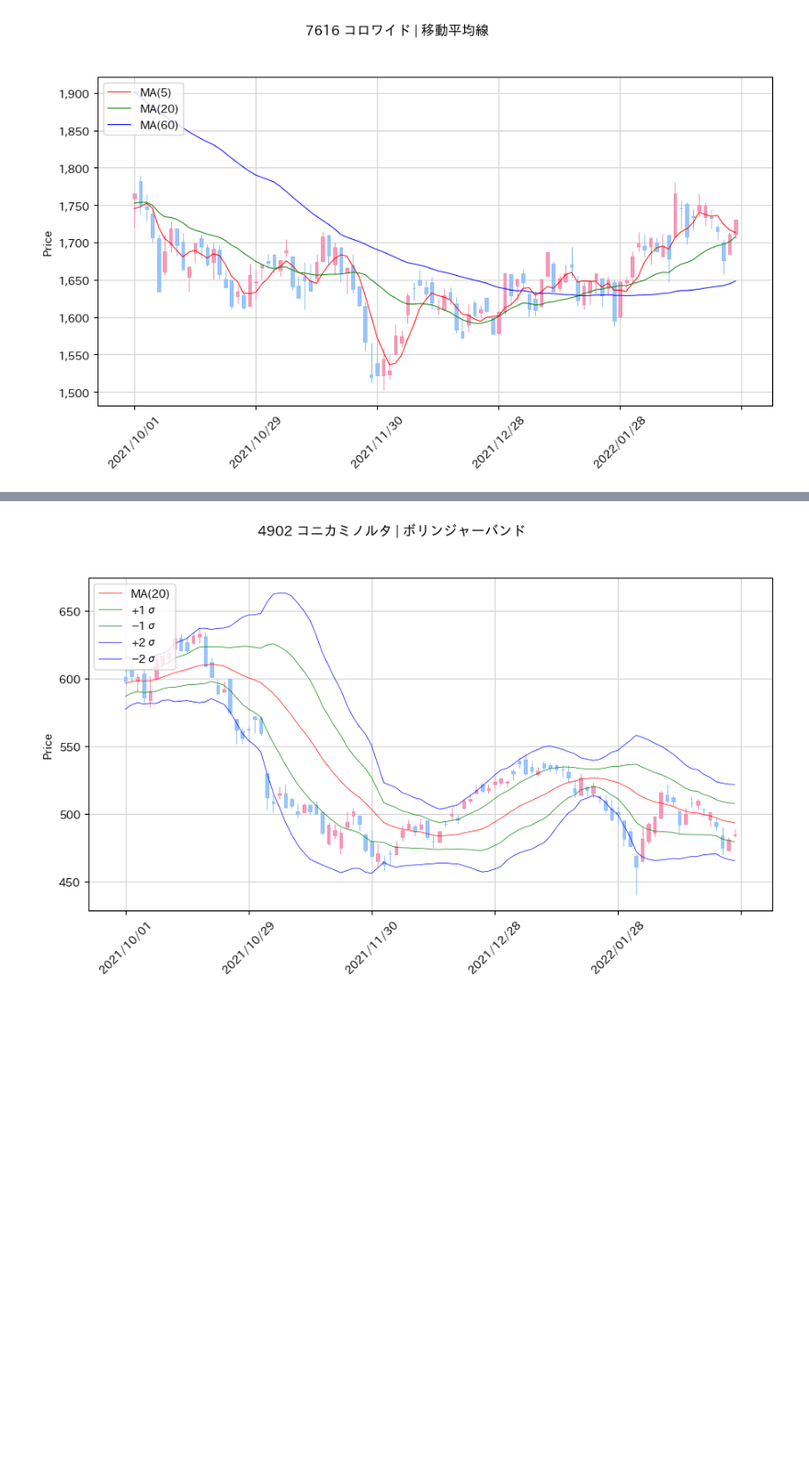
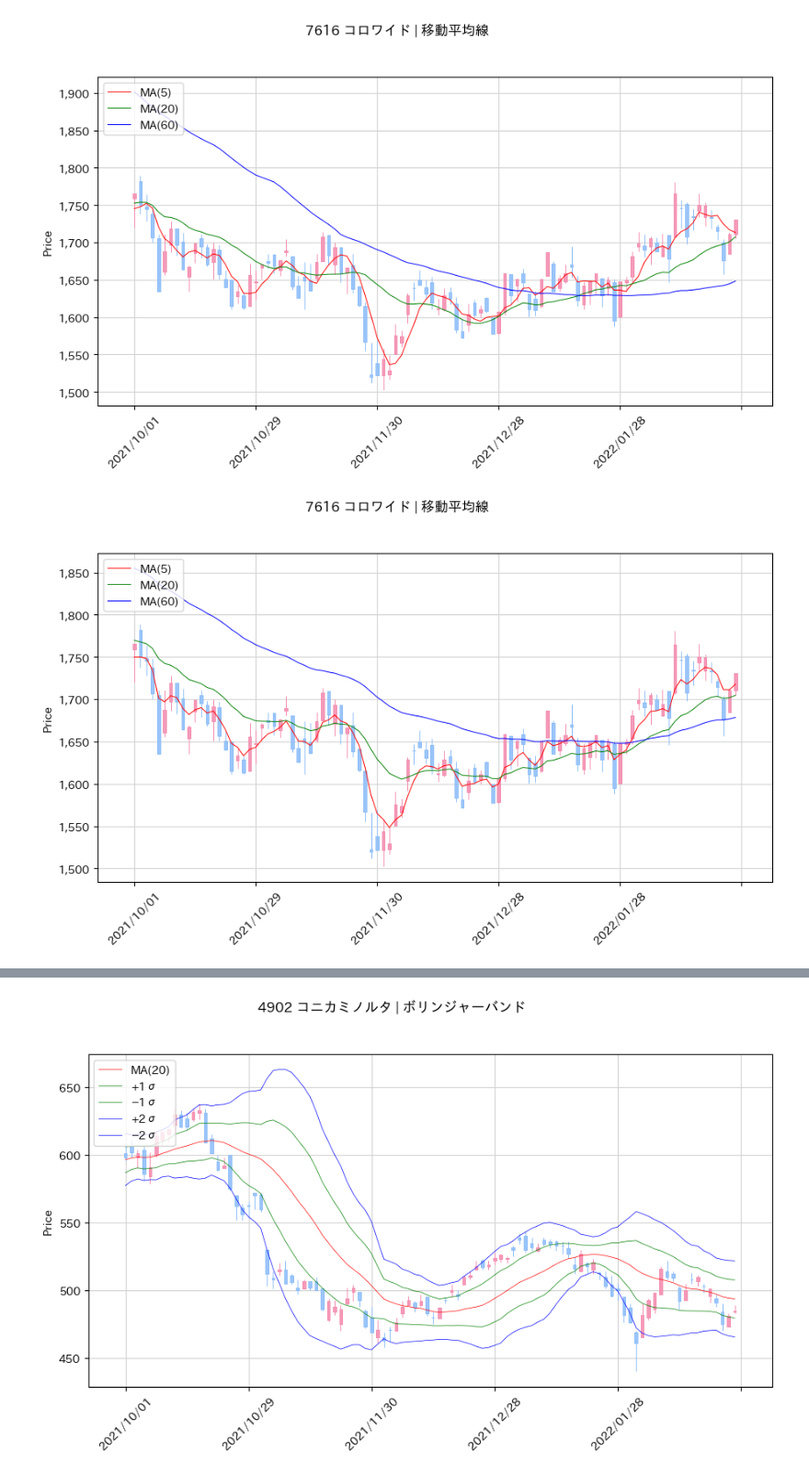
Before and after one commit to hirokimituya/stock-price-analysis, a Jupyter notebook: technical_analysis/株価分析関数_mplfinance.ipynb, the cells around one changed output, grey strips where cells are left out. Shown at 92% size. Cells and saved outputs as stored; diff of their text form; code cells hidden in the pictures; blank space fills up the shorter version.

```diff
--- a/technical_analysis/株価分析関数_mplfinance.ipynb
+++ b/technical_analysis/株価分析関数_mplfinance.ipynb
@@ -198,19 +198,20 @@ import mplfinance as mpf
 import matplotlib
 import datetime as dt
 import japanize_matplotlib
+import numpy as np
 
 # ローソク足と出来高を表示するメソッド
-# TODO: 高値と安値の差を棒グラフ（ヒストグラム）で表示できるようにしたらよいかも
 # TODO: x軸の目盛りの日付を開始日と終了日が必ず表示されるようにして、表示される日付の数も増やすようにする
-# TODO: ゴールデンクロスとデッドクロスが表示できるようにする
-def show_plot(code, name, start, end=dt.date.today(), sma=[], bbands={}, macd=[], rsi=[], stoch=[], deviation_rate=False, volume=False, width=2, height=1, figscale=1.0, period=None, title=''):
+def show_plot(code, name, start, end=dt.date.today(), mas=[], ma_mode='sma', gcdc=[], bbands={}, macd=[], rsi=[], stoch=[], deviation_rate=False, volume=False, width=2, height=1, figscale=1.0, period=None, title=''):
     """ローソク足や移動平均線のチャートを表示する
 
     :param code: 取得する株価データの銘柄コード
     :param name: 取得する株価データの銘柄名
     :param start: 取得する株価データの開始日
     :param end: 取得する株価データの終了日
-    :param sma: チャートに移動平均線を表示するためのリスト（例: [5, 20, 60]）
+    :param mas: チャートに移動平均線を表示するためのリスト（例: [5, 20, 60]）
+    :param ma_mode: チャートに表示する移動平均線の種類を指定（例: 'sma' or 'ema' or 'wma'）
+    :param gcdc: チャートの移動平均線のゴールデンクロスとデッドクロスを表示する短長の日付のリスト（例: [5, 20]）
     :param bbands: チャートにボリンジャーバンドを表示するための辞書（例: {'sma': 20, 'bbands': [1, 2]} or {'sma': 20, 'fill': True}）
     :param macd: チャートにMACDを表示するための短期／長期／シグナルの移動平均線の日数のリスト（例: [12, 26, 9]）
     :param rsi: チャートにRSIを表示するための移動平均線の日数のリスト（例: [14, 28]）
@@ -236,12 +237,21 @@ def show_plot(code, name, start, end=dt.date.today(), sma=[], bbands={}, macd=[]
     # ▼▼▼▼▼テクニカル指標の算出▼▼▼▼▼
 
     # ①移動平均線
-    for ma in sma:
-        df[f'ma{ma}'] = ta.sma(close, ma)
+    for ma in mas:
+        df[f'ma{ma}'] = eval(f'ta.{ma_mode}')(close, ma)
+
+    # ①'ゴールデンクロスとデッドクロス
+    if len(mas) >= 2 and len(gcdc) == 2 and gcdc[0] in mas and gcdc[1] in mas:
+        cross = df[f'ma{gcdc[0]}'] > df[f'ma{gcdc[1]}']
+        cross_shift = cross.shift(1)
+        temp_gc = (cross != cross_shift) & (cross == True)
+        temp_dc = (cross != cross_shift) & (cross == False)
+        df['gc'] = [m if g == True else np.nan for g, m in zip(temp_gc, df[f'ma{gcdc[0]}'])]
+        df['dc'] = [m if d == True else np.nan for d, m in zip(temp_dc, df[f'ma{gcdc[1]}'])]
 
     # ②ボリンジャーバンド
     if bbands:
-        if not sma:
+        if not mas:
             df[f'ma{bbands["sma"]}'] = ta.sma(close, bbands['sma'])
         # 辞書bbandsのキーに'fill'が存在し、値がTrueかどうか確認
         if 'fill' not in bbands or not bbands['fill']:
@@ -254,7 +264,7 @@ def show_plot(code, name, start, end=dt.date.today(), sma=[], bbands={}, macd=[]
 
     # ③乖離率
     if deviation_rate:
-        for ma in sma:
+        for ma in mas:
             df[f'ma{ma}_deviation_rate'] = (close - df[f'ma{ma}']) / df[f'ma{ma}'] * 100
 
     # ④MACD
@@ -288,15 +298,20 @@ def show_plot(code, name, start, end=dt.date.today(), sma=[], bbands={}, macd=[]
     # ▼▼▼▼▼テクニカル指標のチャートへの表示▼▼▼▼▼
 
     # ①移動平均線
-    for ma in sma:
+    for ma in mas:
         apd.append(mpf.make_addplot(cdf[f'ma{ma}'], color=colors[icolor], panel=0, width=0.7))
         icolor += 1
         labels_dict[0].append(f'MA({ma})')
 
+    # ①'ゴールデンクロスとデッドクロス
+    if len(mas) >= 2 and len(gcdc) == 2 and gcdc[0] in mas and gcdc[1] in mas:
+        apd.append(mpf.make_addplot(cdf['gc'], type='scatter', markersize=70, marker='o', color='purple'))
+        apd.append(mpf.make_addplot(cdf['dc'], type='scatter', markersize=70, marker='x', color='black'))
+
     # ②ボリンジャーバンド
     bbands_fill_between = {}
     if bbands:
-        if not sma:
+        if not mas:
             apd.append(mpf.make_addplot(cdf[f'ma{bbands["sma"]}'], color=colors[icolor], panel=0, width=0.5))
             icolor += 1
             labels_dict[0].append(f'MA({bbands["sma"]})')
@@ -314,7 +329,7 @@ def show_plot(code, name, start, end=dt.date.today(), sma=[], bbands={}, macd=[]
 
     # ③乖離率
     if deviation_rate:
-        for ma, color in zip(sma, colors):
+        for ma, color in zip(mas, colors):
             panel += 1
             apd.append(mpf.make_addplot(cdf[f'ma{ma}_deviation_rate'], color=color, panel=panel, width=0.7))
             labels_dict.setdefault(panel, [])
@@ -401,2 +416,7 @@ show_plot(7616, 'コロワイド', '2021-10-1', '2022-2-28', sma=[5, 20, 60], ti
 # %% [output]
 [figure]
+# %%
+# 指数平滑移動平均線をチャートに表示する
+show_plot(7616, 'コロワイド', '2021-10-1', '2022-2-28', mas=[5, 20, 60], ma_mode='ema', title='移動平均線')
+# %% [output]
+[figure, added]
```
Also changed, not shown: parts of 9 cells of this notebook.
